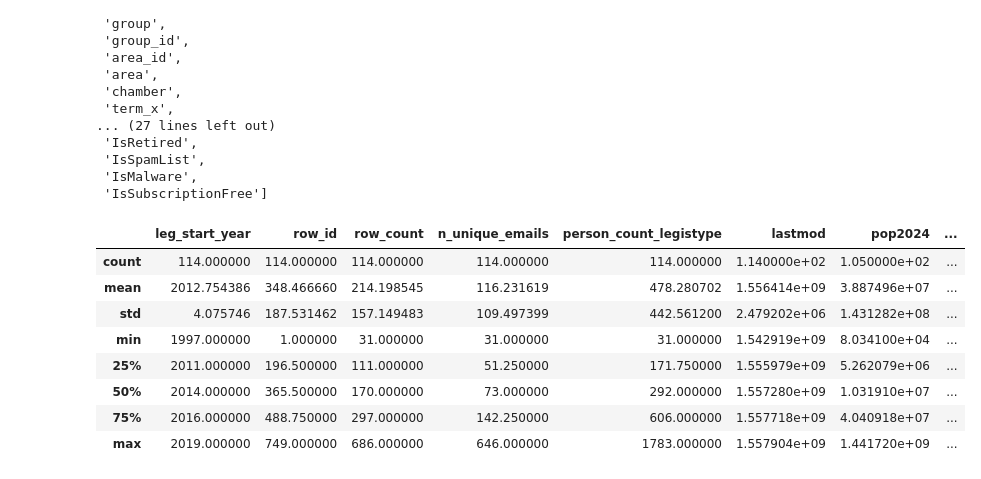
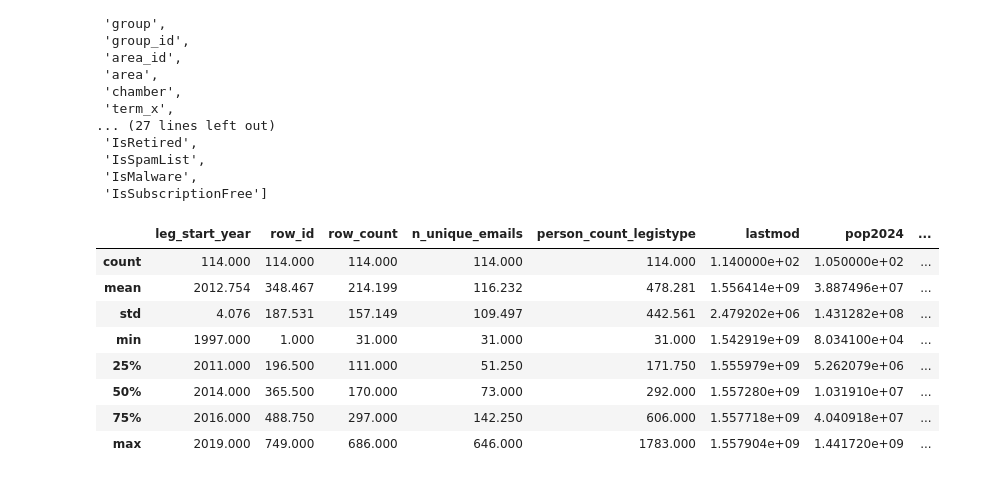
Before and after one commit to themains/pwned_pols, a Jupyter notebook: scripts/04_hibp_everypol_combine.ipynb, the cells around one changed output. Drawn from its saved outputs; the diff is of its cells as text; code cells hidden in the pictures.

```diff
--- a/scripts/04_hibp_everypol_combine.ipynb
+++ b/scripts/04_hibp_everypol_combine.ipynb
@@ -5,13 +5,10 @@ import os
 import pandas as pd
 import json
 # %%
-# Folder containing JSON files
-json_folder = "../data/everypol_hibp"
+json_folder = "../data/everypol/everypol_hibp"
 
-# Initialize an empty set to collect all unique names
 all_names = set()
 
-# Iterate over JSON files to extract all unique names
 for filename in os.listdir(json_folder):
     if filename.endswith(".json"):
         file_path = os.path.join(json_folder, filename)
@@ -19,13 +16,10 @@ for filename in os.listdir(json_folder):
             data = json.load(file)
             all_names.update(entry["Name"] for entry in data)
 
-# Convert the set of all names to a sorted list
 all_names = sorted(all_names)
 
-# Initialize an empty DataFrame with columns for all names and filenames
 df = pd.DataFrame(columns=["Filename"] + all_names)
 
-# Populate the DataFrame with boolean values
 for filename in os.listdir(json_folder):
     if filename.endswith(".json"):
         file_path = os.path.join(json_folder, filename)
@@ -33,7 +27,6 @@ for filename in os.listdir(json_folder):
             data = json.load(file)
             present_names = {entry["Name"] for entry in data}
 
-        # Create a row with filename and boolean values for each name
         row = {"Filename": filename.replace(".json", "")}
         row.update({name: name in present_names for name in all_names})
         df = pd.concat([df, pd.DataFrame([row])], ignore_index=True)
@@ -114,5 +107,5 @@ grouped_bool_counts.head()
 # %%
-pol_dat = pd.read_csv("../data/everypol_combined_legislature_data.csv", low_memory=False)
+pol_dat = pd.read_csv("../data/everypol/everypol_combined_legislature_data.csv", low_memory=False)
 pol_dat.head()
 # %% [output]
 |  | id | name | sort_name | email | twitter | facebook | group | group_id | area_id | area | ... | ... |
@@ -169,14 +170,14 @@ list(pol_hibp)
  'IsMalware',
  'IsSubscriptionFree']
 # %%
-pol_hibp.groupby(['country', 'legislature', 'leg_start_year']).mean(numeric_only=True).reset_index().describe()
+pol_hibp.groupby(['country', 'legislature', 'leg_start_year']).mean(numeric_only=True).reset_index().describe().round(3)
 # %% [output]
 |  | leg_start_year | row_id | row_count | n_unique_emails | person_count_legistype | lastmod | pop2024 | ... |
-| count | 114.000000 | 114.000000 | 114.000000 | 114.000000 | 114.000000 | 1.140000e+02 | 1.050000e+02 | ... |
-| mean | 2012.754386 | 348.466660 | 214.198545 | 116.231619 | 478.280702 | 1.556414e+09 | 3.887496e+07 | ... |
-| std | 4.075746 | 187.531462 | 157.149483 | 109.497399 | 442.561200 | 2.479202e+06 | 1.431282e+08 | ... |
-| min | 1997.000000 | 1.000000 | 31.000000 | 31.000000 | 31.000000 | 1.542919e+09 | 8.034100e+04 | ... |
-| 25% | 2011.000000 | 196.500000 | 111.000000 | 51.250000 | 171.750000 | 1.555979e+09 | 5.262079e+06 | ... |
-| 50% | 2014.000000 | 365.500000 | 170.000000 | 73.000000 | 292.000000 | 1.557280e+09 | 1.031910e+07 | ... |
-| 75% | 2016.000000 | 488.750000 | 297.000000 | 142.250000 | 606.000000 | 1.557718e+09 | 4.040918e+07 | ... |
-| max | 2019.000000 | 749.000000 | 686.000000 | 646.000000 | 1783.000000 | 1.557904e+09 | 1.441720e+09 | ... |
+| count | 114.000 | 114.000 | 114.000 | 114.000 | 114.000 | 1.140000e+02 | 1.050000e+02 | ... |
+| mean | 2012.754 | 348.467 | 214.199 | 116.232 | 478.281 | 1.556414e+09 | 3.887496e+07 | ... |
+| std | 4.076 | 187.531 | 157.149 | 109.497 | 442.561 | 2.479202e+06 | 1.431282e+08 | ... |
+| min | 1997.000 | 1.000 | 31.000 | 31.000 | 31.000 | 1.542919e+09 | 8.034100e+04 | ... |
+| 25% | 2011.000 | 196.500 | 111.000 | 51.250 | 171.750 | 1.555979e+09 | 5.262079e+06 | ... |
+| 50% | 2014.000 | 365.500 | 170.000 | 73.000 | 292.000 | 1.557280e+09 | 1.031910e+07 | ... |
+| 75% | 2016.000 | 488.750 | 297.000 | 142.250 | 606.000 | 1.557718e+09 | 4.040918e+07 | ... |
+| max | 2019.000 | 749.000 | 686.000 | 646.000 | 1783.000 | 1.557904e+09 | 1.441720e+09 | ... |
```
Also changed, not shown: parts of 9 cells of this notebook, 2 other files.
